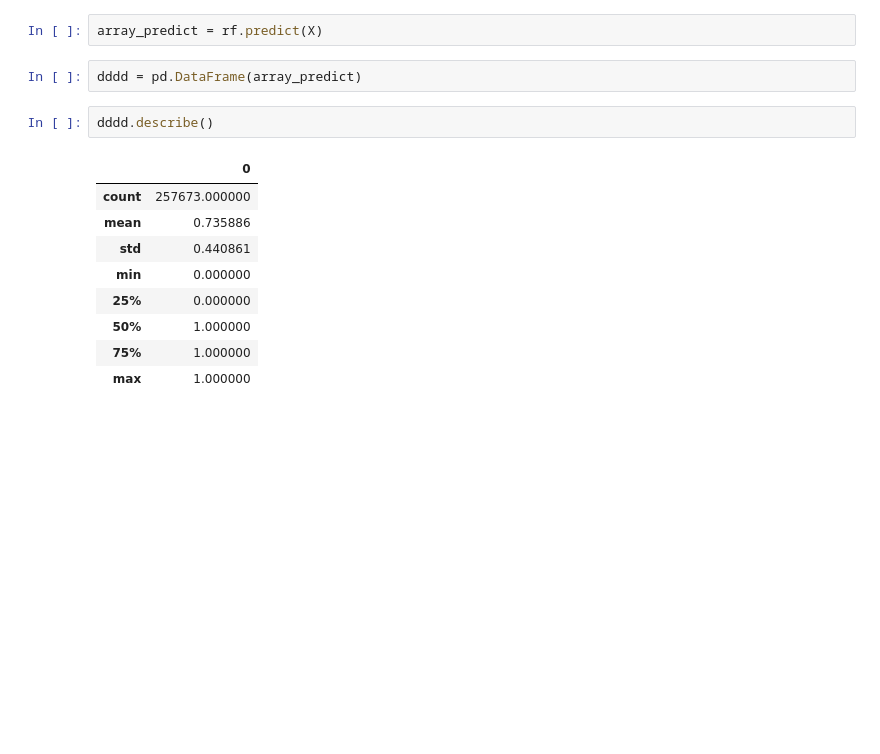
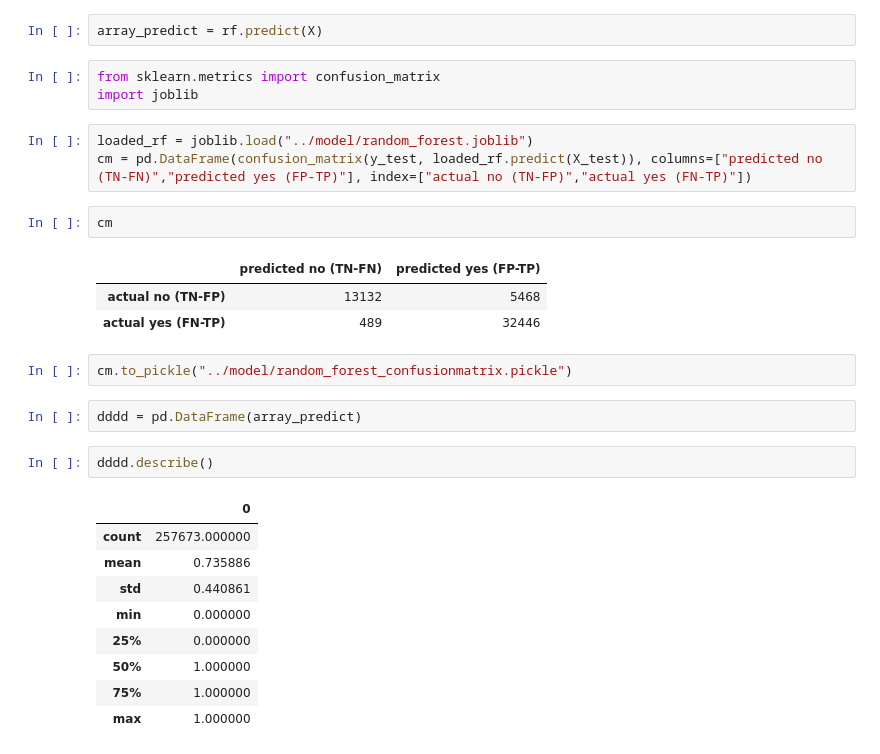
Before and after one commit to herrfeder/AI_Cybersecurity_IDS_PoC, a Jupyter notebook: analysis/RF/RF-train-check.ipynb, the cells around one changed output. Saved outputs shown, nothing was run; the diff lists cells and outputs as text; blank space fills up the shorter version.

Commit message:
update some metrics for RF and saved in analysis/model/ dir

```diff
--- a/analysis/RF/RF-train-check.ipynb
+++ b/analysis/RF/RF-train-check.ipynb
@@ -228,5 +232,19 @@ plt.savefig('ROC_test_tiefer.png')
 # %%
 array_predict = rf.predict(X)
+# %%
+from sklearn.metrics import confusion_matrix
+import joblib
+# %%
+loaded_rf = joblib.load("../model/random_forest.joblib")
+cm = pd.DataFrame(confusion_matrix(y_test, loaded_rf.predict(X_test)), columns=["predicted no (TN-FN)","predicted yes (FP-TP)"], index=["actual no (TN-FP)","actual yes (FN-TP)"])
+# %%
+cm
+# %% [output]
+|  | predicted no (TN-FN) | predicted yes (FP-TP) |
+| actual no (TN-FP) | 13132 | 5468 |
+| actual yes (FN-TP) | 489 | 32446 |
+# %%
+cm.to_pickle("../model/random_forest_confusionmatrix.pickle")
 # %%
 dddd = pd.DataFrame(array_predict)
 # %%
```
Also changed, not shown: parts of 3 cells of this notebook, 3 other files.
